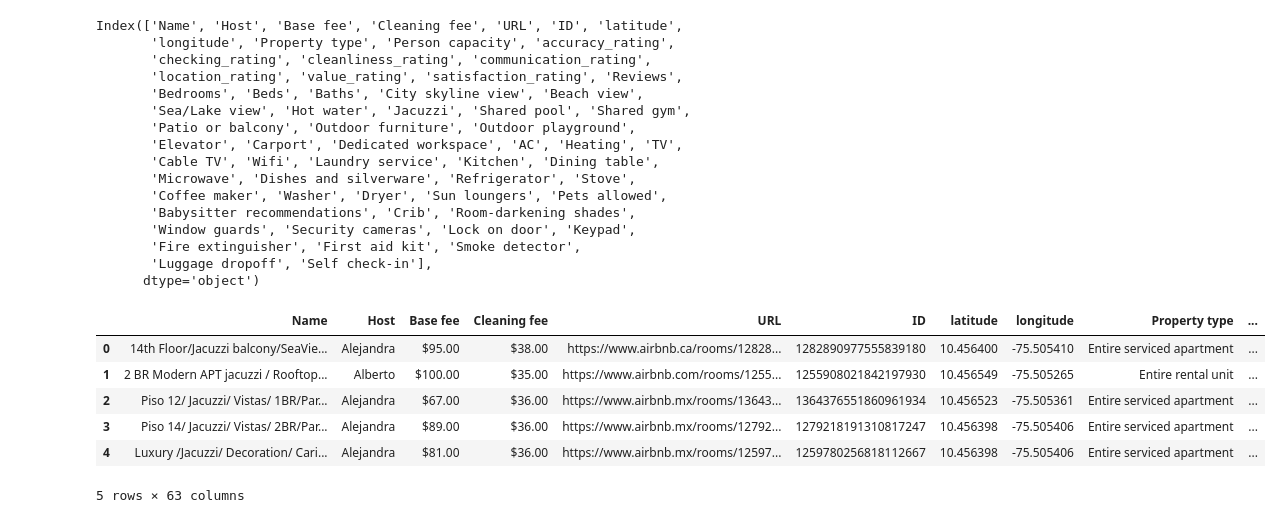
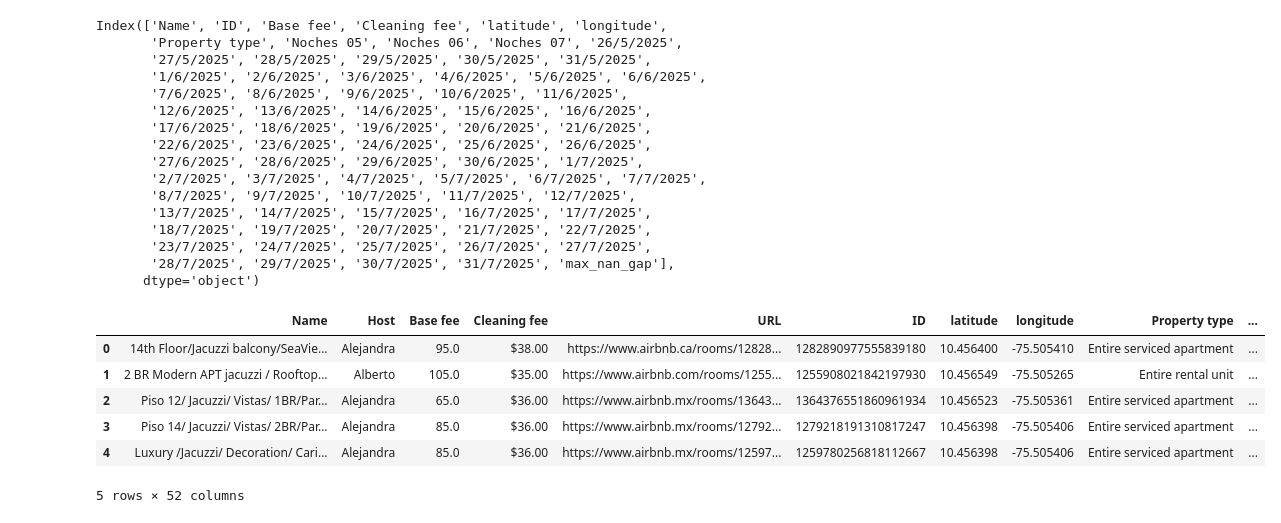
Before and after one commit to bacaSantiago/Time-series-TDA-, a Jupyter notebook: testTDA.ipynb, the cells around one changed output. Drawn from its saved outputs; the diff is of its cells as text; code cells hidden in the pictures.

```diff
--- a/testTDA.ipynb
+++ b/testTDA.ipynb
@@ -1,37 +1,52 @@
 # %%
 import pandas as pd
 import sqlite3
 
 conn = sqlite3.connect("airbnb_cartagena.sqlite")
 df_attributes = pd.read_sql_query("SELECT * FROM Attributes", conn)
 df_time_series = pd.read_sql_query("SELECT * FROM TimeSeriesInterpolated", conn)
 conn.close()
-print(df_attributes.columns)
+print(df_time_series.columns)
+df_attributes=df_attributes[['Name', 'Host', 'Base fee', 'Cleaning fee', 'URL', 'ID', 'latitude',
+       'longitude', 'Property type', 'Person capacity', 'accuracy_rating',
+       'checking_rating', 'cleanliness_rating', 'communication_rating',
+       'location_rating', 'value_rating', 'satisfaction_rating', 'Reviews',
+       'Bedrooms', 'Beds', 'Baths', 'City skyline view', 'Beach view',
+       'Sea/Lake view', 'Hot water', 'Jacuzzi', 'Shared pool', 'Shared gym',
+       'Patio or balcony', 'Outdoor furniture', 'Outdoor playground',
+       'Elevator', 'Carport', 'Dedicated workspace', 'AC', 'Heating', 'TV',
+       'Cable TV', 'Wifi', 'Laundry service', 'Kitchen', 'Dining table',
+       'Microwave', 'Dishes and silverware', 'Refrigerator', 'Stove',
+        'Washer', 'Pets allowed',
+     'Crib',
+        'Security cameras', 'Lock on door', 'Keypad']]
+df_attributes["Base fee"]=df_attributes["Base fee"].map(lambda x: float(x[1:]))
+df_attributes["Base fee"]=df_attributes["Base fee"].map(lambda x:  x//10*10+5)
 df_attributes.head()
 # %% [output]
-Index(['Name', 'Host', 'Base fee', 'Cleaning fee', 'URL', 'ID', 'latitude',
-       'longitude', 'Property type', 'Person capacity', 'accuracy_rating',
-       'checking_rating', 'cleanliness_rating', 'communication_rating',
-       'location_rating', 'value_rating', 'satisfaction_rating', 'Reviews',
-       'Bedrooms', 'Beds', 'Baths', 'City skyline view', 'Beach view',
-       'Sea/Lake view', 'Hot water', 'Jacuzzi', 'Shared pool', 'Shared gym',
-       'Patio or balcony', 'Outdoor furniture', 'Outdoor playground',
-       'Elevator', 'Carport', 'Dedicated workspace', 'AC', 'Heating', 'TV',
-       'Cable TV', 'Wifi', 'Laundry service', 'Kitchen', 'Dining table',
-       'Microwave', 'Dishes and silverware', 'Refrigerator', 'Stove',
-       'Coffee maker', 'Washer', 'Dryer', 'Sun loungers', 'Pets allowed',
-       'Babysitter recommendations', 'Crib', 'Room-darkening shades',
-       'Window guards', 'Security cameras', 'Lock on door', 'Keypad',
-       'Fire extinguisher', 'First aid kit', 'Smoke detector',
-       'Luggage dropoff', 'Self check-in'],
+Index(['Name', 'ID', 'Base fee', 'Cleaning fee', 'latitude', 'longitude',
+       'Property type', 'Noches 05', 'Noches 06', 'Noches 07', '26/5/2025',
+       '27/5/2025', '28/5/2025', '29/5/2025', '30/5/2025', '31/5/2025',
+       '1/6/2025', '2/6/2025', '3/6/2025', '4/6/2025', '5/6/2025', '6/6/2025',
+       '7/6/2025', '8/6/2025', '9/6/2025', '10/6/2025', '11/6/2025',
+       '12/6/2025', '13/6/2025', '14/6/2025', '15/6/2025', '16/6/2025',
+       '17/6/2025', '18/6/2025', '19/6/2025', '20/6/2025', '21/6/2025',
+       '22/6/2025', '23/6/2025', '24/6/2025', '25/6/2025', '26/6/2025',
+       '27/6/2025', '28/6/2025', '29/6/2025', '30/6/2025', '1/7/2025',
+       '2/7/2025', '3/7/2025', '4/7/2025', '5/7/2025', '6/7/2025', '7/7/2025',
+       '8/7/2025', '9/7/2025', '10/7/2025', '11/7/2025', '12/7/2025',
+       '13/7/2025', '14/7/2025', '15/7/2025', '16/7/2025', '17/7/2025',
+       '18/7/2025', '19/7/2025', '20/7/2025', '21/7/2025', '22/7/2025',
+       '23/7/2025', '24/7/2025', '25/7/2025', '26/7/2025', '27/7/2025',
+       '28/7/2025', '29/7/2025', '30/7/2025', '31/7/2025', 'max_nan_gap'],
       dtype='object')
 |  | Name | Host | Base fee | Cleaning fee | URL | ID | latitude | longitude | Property type | ... |
-| 0 | 14th Floor/Jacuzzi balcony/SeaVie... | Alejandra | $95.00 | $38.00 | https://www.airbnb.ca/rooms/12828... | 1282890977555839180 | 10.456400 | -75.505410 | Entire serviced apartment | ... |
-| 1 | 2 BR Modern APT jacuzzi / Rooftop... | Alberto | $100.00 | $35.00 | https://www.airbnb.com/rooms/1255... | 1255908021842197930 | 10.456549 | -75.505265 | Entire rental unit | ... |
-| 2 | Piso 12/ Jacuzzi/ Vistas/ 1BR/Par... | Alejandra | $67.00 | $36.00 | https://www.airbnb.mx/rooms/13643... | 1364376551860961934 | 10.456523 | -75.505361 | Entire serviced apartment | ... |
-| 3 | Piso 14/ Jacuzzi/ Vistas/ 2BR/Par... | Alejandra | $89.00 | $36.00 | https://www.airbnb.mx/rooms/12792... | 1279218191310817247 | 10.456398 | -75.505406 | Entire serviced apartment | ... |
-| 4 | Luxury /Jacuzzi/ Decoration/ Cari... | Alejandra | $81.00 | $36.00 | https://www.airbnb.mx/rooms/12597... | 1259780256818112667 | 10.456398 | -75.505406 | Entire serviced apartment | ... |
+| 0 | 14th Floor/Jacuzzi balcony/SeaVie... | Alejandra | 95.0 | $38.00 | https://www.airbnb.ca/rooms/12828... | 1282890977555839180 | 10.456400 | -75.505410 | Entire serviced apartment | ... |
+| 1 | 2 BR Modern APT jacuzzi / Rooftop... | Alberto | 105.0 | $35.00 | https://www.airbnb.com/rooms/1255... | 1255908021842197930 | 10.456549 | -75.505265 | Entire rental unit | ... |
+| 2 | Piso 12/ Jacuzzi/ Vistas/ 1BR/Par... | Alejandra | 65.0 | $36.00 | https://www.airbnb.mx/rooms/13643... | 1364376551860961934 | 10.456523 | -75.505361 | Entire serviced apartment | ... |
+| 3 | Piso 14/ Jacuzzi/ Vistas/ 2BR/Par... | Alejandra | 85.0 | $36.00 | https://www.airbnb.mx/rooms/12792... | 1279218191310817247 | 10.456398 | -75.505406 | Entire serviced apartment | ... |
+| 4 | Luxury /Jacuzzi/ Decoration/ Cari... | Alejandra | 85.0 | $36.00 | https://www.airbnb.mx/rooms/12597... | 1259780256818112667 | 10.456398 | -75.505406 | Entire serviced apartment | ... |
-5 rows × 63 columns
+5 rows × 52 columns
 # %%
 import pandas as pd
 import plotly.graph_objects as go
```
Also changed, not shown: parts of 18 cells of this notebook, 1 other file.
